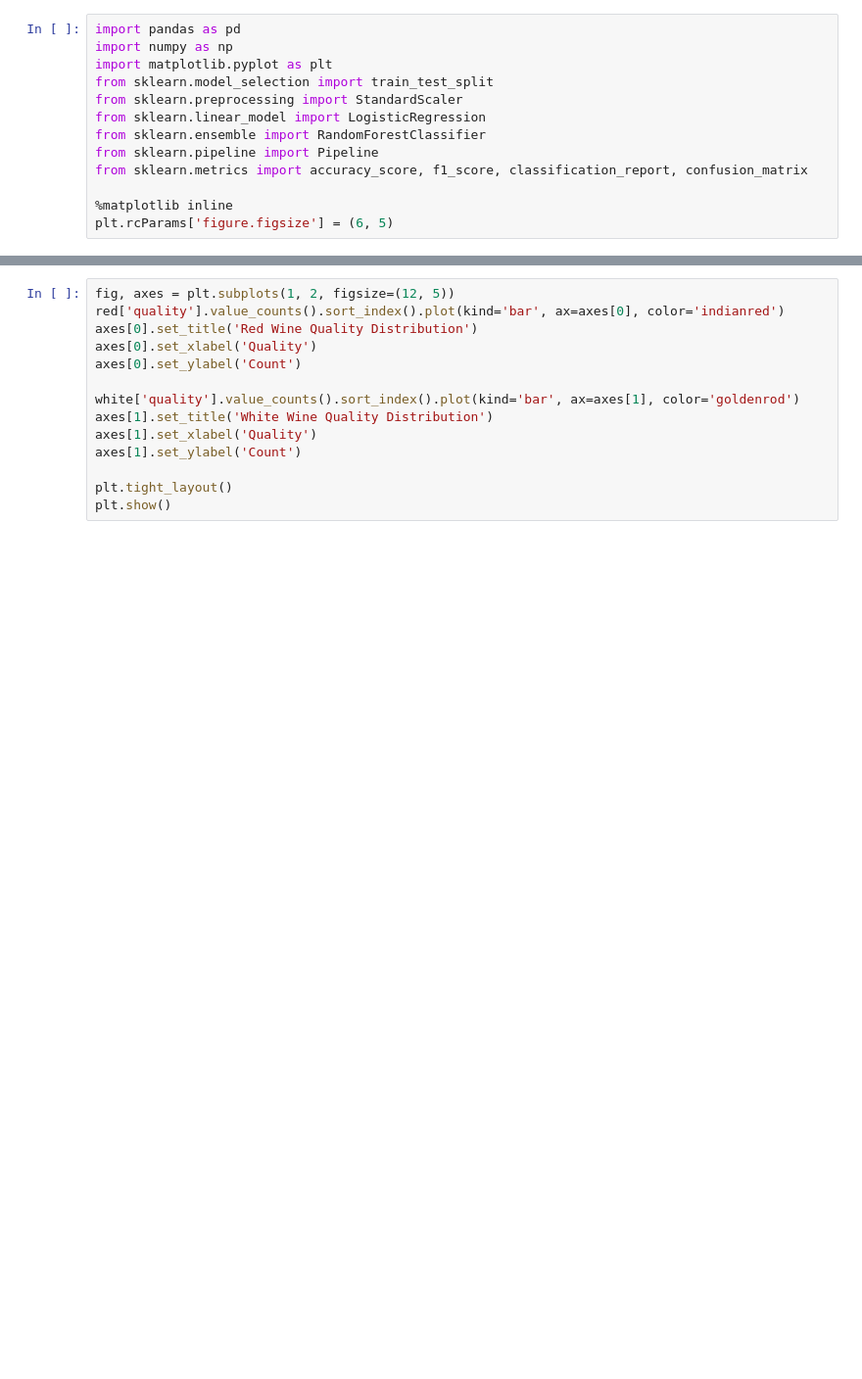
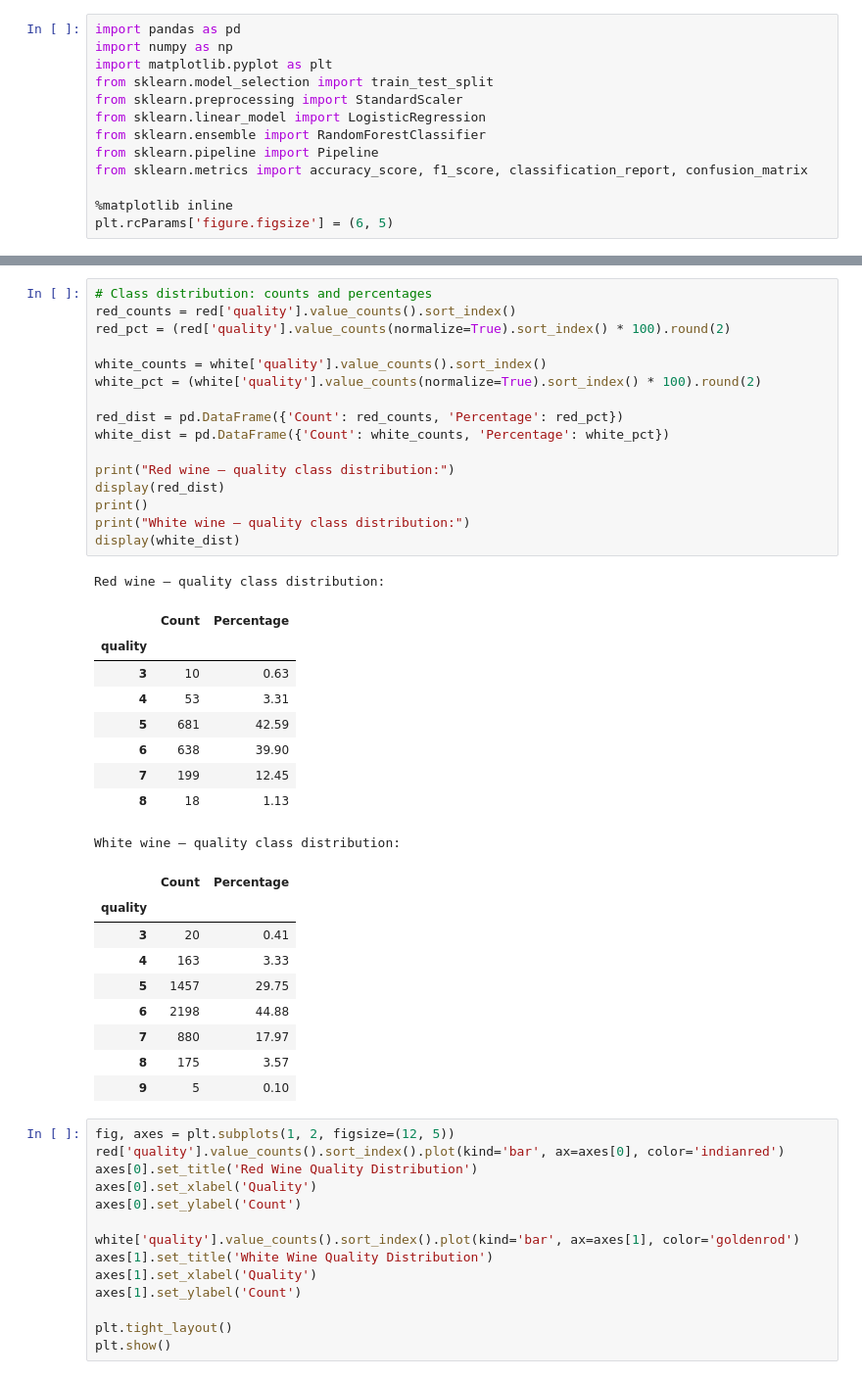
Before and after one commit to manidixit16/aimlassignment, a Jupyter notebook: Wine_Quality_Comparative_Study_Mani_PGDSAI3.ipynb, the cells around one changed output, grey strips where cells are left out. Shown at 98% size. Saved outputs shown, nothing was run; the diff lists cells and outputs as text; blank space fills up the shorter version.

```diff
--- a/Wine_Quality_Comparative_Study_Mani_PGDSAI3.ipynb
+++ b/Wine_Quality_Comparative_Study_Mani_PGDSAI3.ipynb
@@ -71,3 +136,39 @@ Name: count, dtype: int64
+# %%
+# Class distribution: counts and percentages
+red_counts = red['quality'].value_counts().sort_index()
+red_pct = (red['quality'].value_counts(normalize=True).sort_index() * 100).round(2)
+
+white_counts = white['quality'].value_counts().sort_index()
+white_pct = (white['quality'].value_counts(normalize=True).sort_index() * 100).round(2)
+
+red_dist = pd.DataFrame({'Count': red_counts, 'Percentage': red_pct})
+white_dist = pd.DataFrame({'Count': white_counts, 'Percentage': white_pct})
+
+print("Red wine — quality class distribution:")
+display(red_dist)
+print()
+print("White wine — quality class distribution:")
+display(white_dist)
+# %% [output]
+Red wine — quality class distribution:
+|  | Count | Percentage |
+| quality |  |  |
+| 3 | 10 | 0.63 |
+| 4 | 53 | 3.31 |
+| 5 | 681 | 42.59 |
+| 6 | 638 | 39.90 |
+| 7 | 199 | 12.45 |
+| 8 | 18 | 1.13 |
+White wine — quality class distribution:
+|  | Count | Percentage |
+| quality |  |  |
+| 3 | 20 | 0.41 |
+| 4 | 163 | 3.33 |
+| 5 | 1457 | 29.75 |
+| 6 | 2198 | 44.88 |
+| 7 | 880 | 17.97 |
+| 8 | 175 | 3.57 |
+| 9 | 5 | 0.10 |
 # %%
 fig, axes = plt.subplots(1, 2, figsize=(12, 5))
 red['quality'].value_counts().sort_index().plot(kind='bar', ax=axes[0], color='indianred')
```
Also changed, not shown: parts of 40 cells of this notebook, 1 other file.
